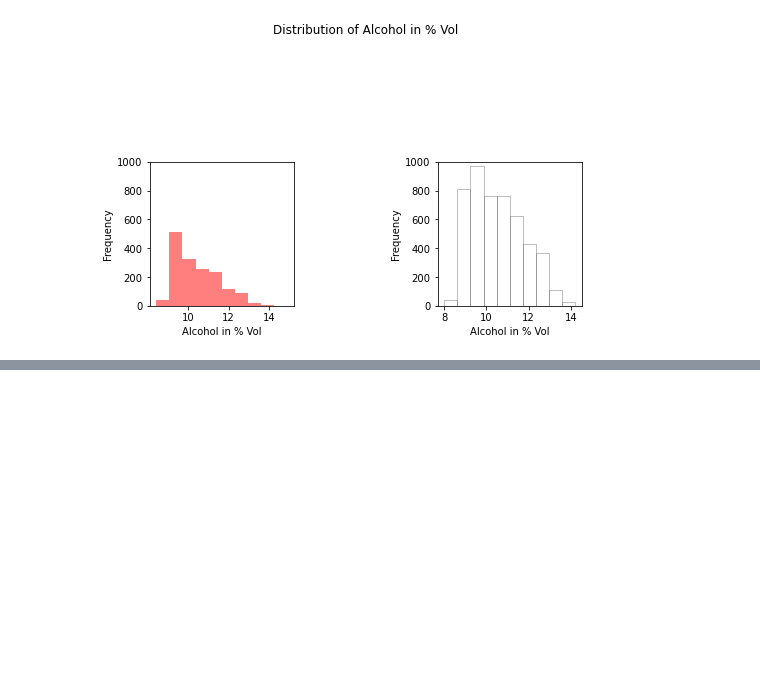
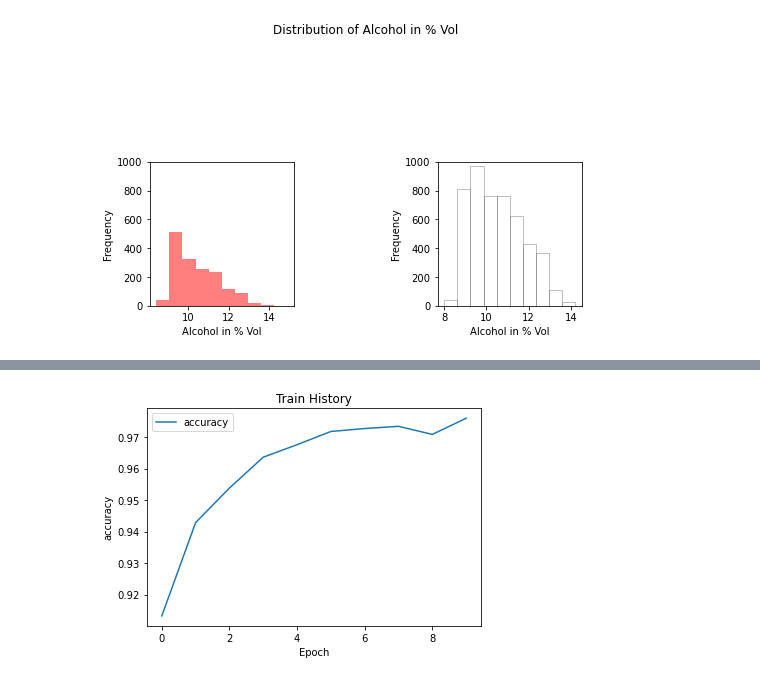
Before and after one commit to knakjbdhjahh/Comparison-ML-DL-performance-accuracy-for-wine-quality-features-, a Jupyter notebook: RedWhitewine-DLtechnique.ipynb, the cells around one changed output, grey strips where cells are left out. Saved outputs shown, nothing was run; the diff lists cells and outputs as text; code cells hidden in the pictures; blank space fills up the shorter version.

```diff
--- a/RedWhitewine-DLtechnique.ipynb
+++ b/RedWhitewine-DLtechnique.ipynb
@@ -128,9 +127,6 @@ model.add(Dense(50, activation ='relu', input_shape =(11, )))
 
 # Add one hidden layer
 model.add(Dense(30, activation ='relu'))
-
-# Add second hidden layer
-model.add(Dense(20, activation ='softmax'))
 
 # Add an output layer
 model.add(Dense(1, activation ='sigmoid'))
@@ -167,7 +161,7 @@ Non-trainable params: 0
 _________________________________________________________________
 # %%
 # Training Model
-model.fit(X_train, y_train, epochs = 10,
+train_history = model.fit(X_train, y_train, epochs = 10,
            batch_size = 1, verbose = 1)
 # %% [output]
 Epoch 1/10
@@ -311,0 +305,13 @@ plt.show()
+# %%
+import matplotlib.pyplot as plt
+def show_train_history(train_history,train):
+    plt.plot(train_history.history[train])
+    plt.title('Train History')
+    plt.ylabel(train)
+    plt.xlabel('Epoch')
+    plt.legend(['accuracy'], loc='upper left')
+    plt.show()
+# %%
+show_train_history(train_history,'accuracy')
+# %% [output]
+[figure, added]
```
Also changed, not shown: parts of 13 cells of this notebook.
